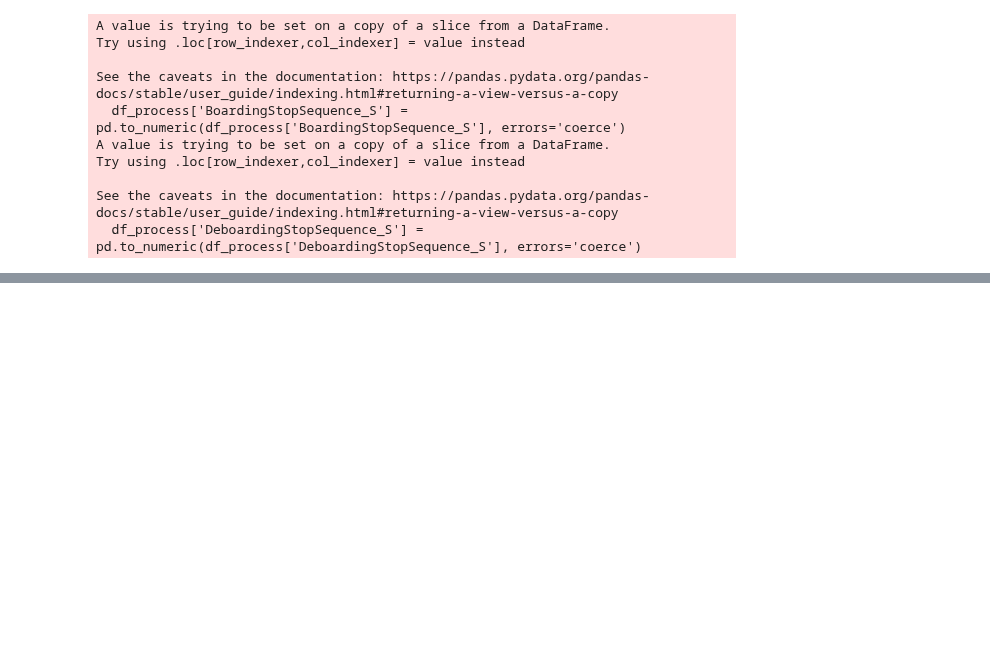
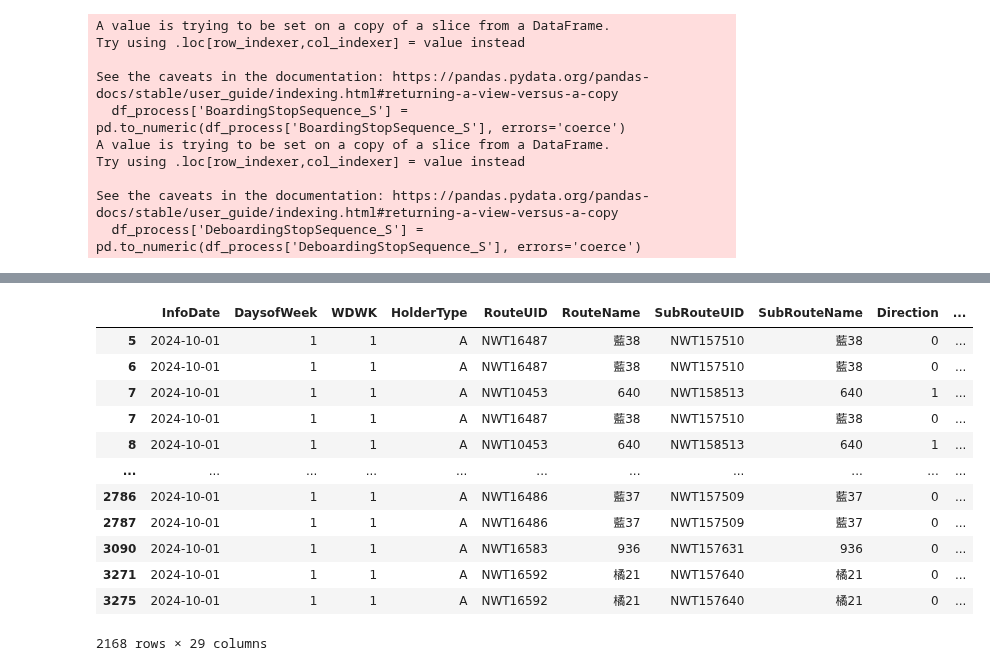
Before and after one commit to KaiChiehKJ/THI-6800-BusTicket, a Jupyter notebook: 03_TicketAnalysisCode.ipynb, the cells around one changed output, grey strips where cells are left out. Cells and saved outputs as stored; diff of their text form; code cells hidden in the pictures; blank space fills up the shorter version.

```diff
--- a/03_TicketAnalysisCode.ipynb
+++ b/03_TicketAnalysisCode.ipynb
@@ -932,3 +938,19 @@ df
+# %%
+df[df['BoardingStopSequence_S'] < df['DeboardingStopSequence_S']]
+# %% [output]
+|  | InfoDate | DaysofWeek | WDWK | HolderType | RouteUID | RouteName | SubRouteUID | SubRouteName | Direction | ... |
+| 5 | 2024-10-01 | 1 | 1 | A | NWT16487 | 藍38 | NWT157510 | 藍38 | 0 | ... |
+| 6 | 2024-10-01 | 1 | 1 | A | NWT16487 | 藍38 | NWT157510 | 藍38 | 0 | ... |
+| 7 | 2024-10-01 | 1 | 1 | A | NWT10453 | 640 | NWT158513 | 640 | 1 | ... |
+| 7 | 2024-10-01 | 1 | 1 | A | NWT16487 | 藍38 | NWT157510 | 藍38 | 0 | ... |
+| 8 | 2024-10-01 | 1 | 1 | A | NWT10453 | 640 | NWT158513 | 640 | 1 | ... |
+| ... | ... | ... | ... | ... | ... | ... | ... | ... | ... | ... |
+| 2786 | 2024-10-01 | 1 | 1 | A | NWT16486 | 藍37 | NWT157509 | 藍37 | 0 | ... |
+| 2787 | 2024-10-01 | 1 | 1 | A | NWT16486 | 藍37 | NWT157509 | 藍37 | 0 | ... |
+| 3090 | 2024-10-01 | 1 | 1 | A | NWT16583 | 936 | NWT157631 | 936 | 0 | ... |
+| 3271 | 2024-10-01 | 1 | 1 | A | NWT16592 | 橘21 | NWT157640 | 橘21 | 0 | ... |
+| 3275 | 2024-10-01 | 1 | 1 | A | NWT16592 | 橘21 | NWT157640 | 橘21 | 0 | ... |
+2168 rows × 29 columns
 # %%
 df_seq = df_seq.copy()
 df_seq = df_seq.reindex(columns = ['RouteUID', 'SubRouteUID', 'Direction', 'StopUID', 'StopName_Zh', 'StopSequence']).rename(columns = {'StopName_Zh':'StopName'})
```
Also changed, not shown: parts of 3 cells of this notebook.
